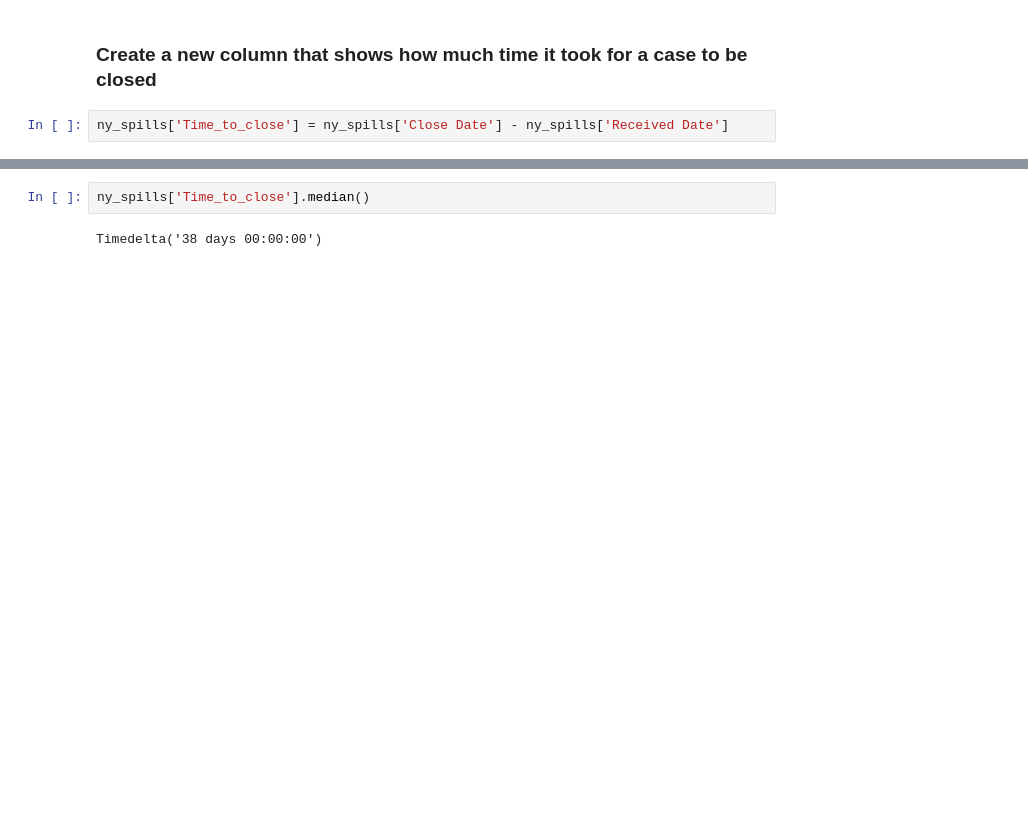
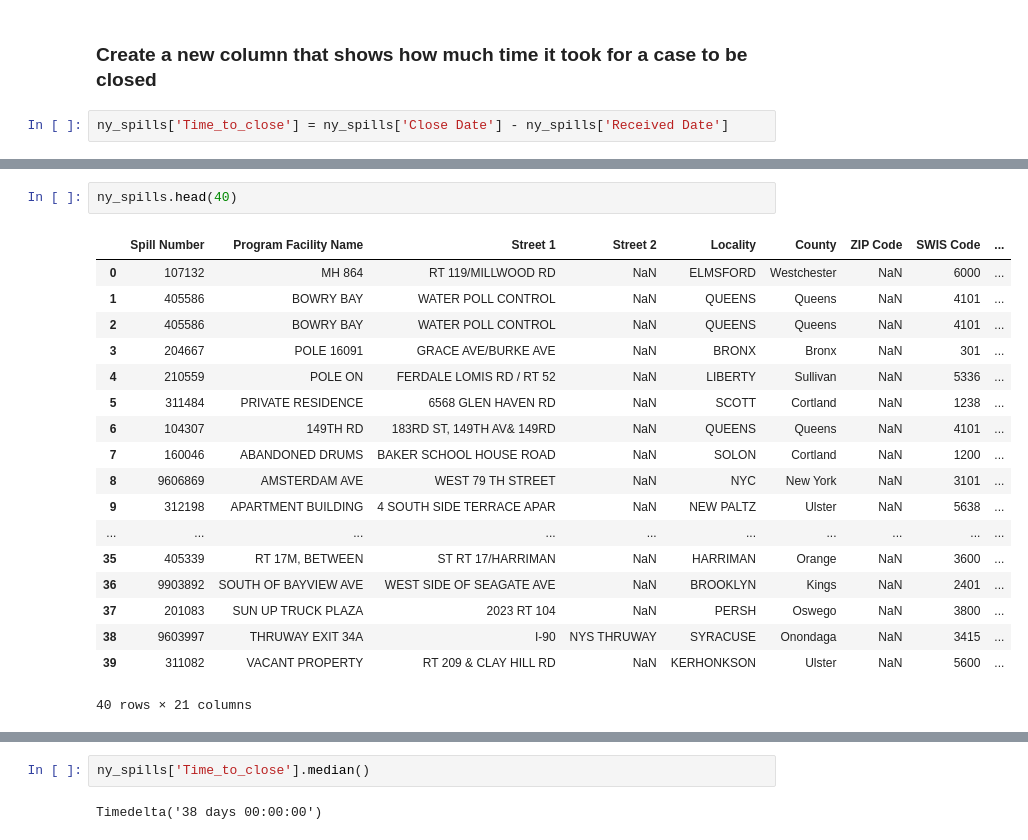
Before and after one commit to jere-o-rhodes/advanced_coding_final_pro, a Jupyter notebook: final.ipynb, the cells around one changed output, grey strips where cells are left out. Cells and saved outputs as stored; diff of their text form; blank space fills up the shorter version.

```diff
--- a/final.ipynb
+++ b/final.ipynb
@@ -121,3 +135,24 @@ ny_spills
+# %%
+ny_spills.head(40)
+# %% [output]
+|  | Spill Number | Program Facility Name | Street 1 | Street 2 | Locality | County | ZIP Code | SWIS Code | ... |
+| 0 | 107132 | MH 864 | RT 119/MILLWOOD RD | NaN | ELMSFORD | Westchester | NaN | 6000 | ... |
+| 1 | 405586 | BOWRY BAY | WATER POLL CONTROL | NaN | QUEENS | Queens | NaN | 4101 | ... |
+| 2 | 405586 | BOWRY BAY | WATER POLL CONTROL | NaN | QUEENS | Queens | NaN | 4101 | ... |
+| 3 | 204667 | POLE 16091 | GRACE AVE/BURKE AVE | NaN | BRONX | Bronx | NaN | 301 | ... |
+| 4 | 210559 | POLE ON | FERDALE LOMIS RD / RT 52 | NaN | LIBERTY | Sullivan | NaN | 5336 | ... |
+| 5 | 311484 | PRIVATE RESIDENCE | 6568 GLEN HAVEN RD | NaN | SCOTT | Cortland | NaN | 1238 | ... |
+| 6 | 104307 | 149TH RD | 183RD ST, 149TH AV& 149RD | NaN | QUEENS | Queens | NaN | 4101 | ... |
+| 7 | 160046 | ABANDONED DRUMS | BAKER SCHOOL HOUSE ROAD | NaN | SOLON | Cortland | NaN | 1200 | ... |
+| 8 | 9606869 | AMSTERDAM AVE | WEST 79 TH STREET | NaN | NYC | New York | NaN | 3101 | ... |
+| 9 | 312198 | APARTMENT BUILDING | 4 SOUTH SIDE TERRACE APAR | NaN | NEW PALTZ | Ulster | NaN | 5638 | ... |
+| ... | ... | ... | ... | ... | ... | ... | ... | ... | ... |
+| 35 | 405339 | RT 17M, BETWEEN | ST RT 17/HARRIMAN | NaN | HARRIMAN | Orange | NaN | 3600 | ... |
+| 36 | 9903892 | SOUTH OF BAYVIEW AVE | WEST SIDE OF SEAGATE AVE | NaN | BROOKLYN | Kings | NaN | 2401 | ... |
+| 37 | 201083 | SUN UP TRUCK PLAZA | 2023 RT 104 | NaN | PERSH | Oswego | NaN | 3800 | ... |
+| 38 | 9603997 | THRUWAY EXIT 34A | I-90 | NYS THRUWAY | SYRACUSE | Onondaga | NaN | 3415 | ... |
+| 39 | 311082 | VACANT PROPERTY | RT 209 & CLAY HILL RD | NaN | KERHONKSON | Ulster | NaN | 5600 | ... |
+40 rows × 21 columns
 # %%
 ny_spills['Time_to_close'].mean()
 # %% [output]
```
Also changed, not shown: parts of 53 cells of this notebook, 4 other files.
